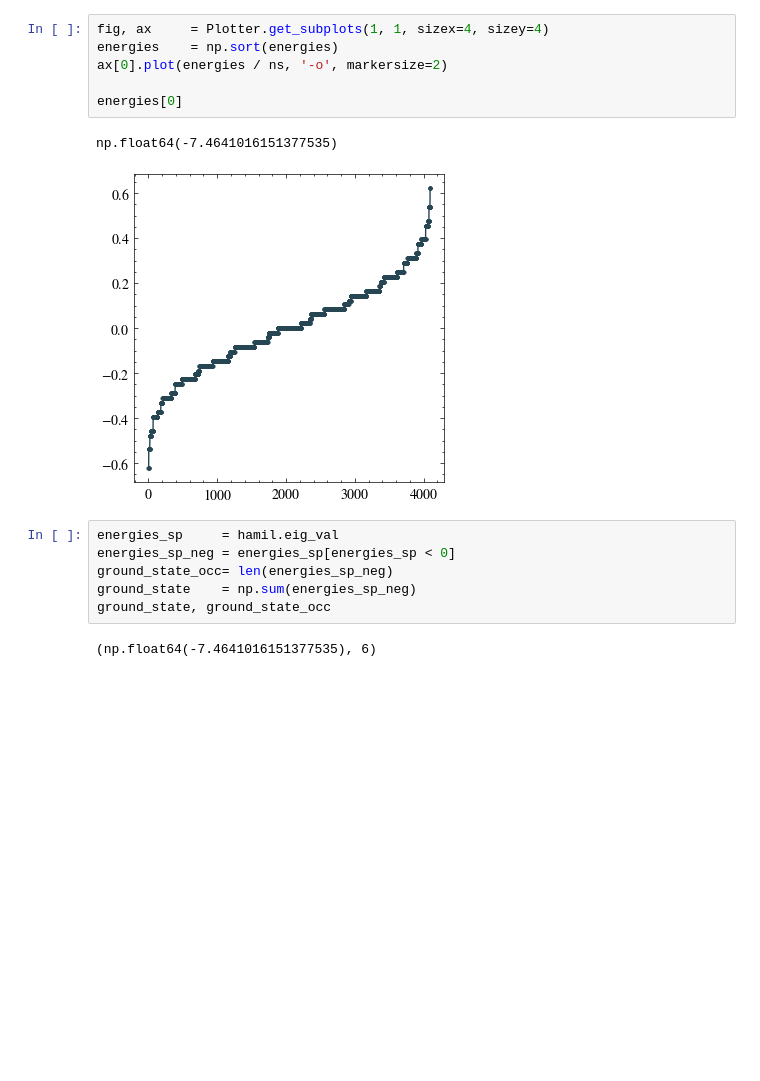
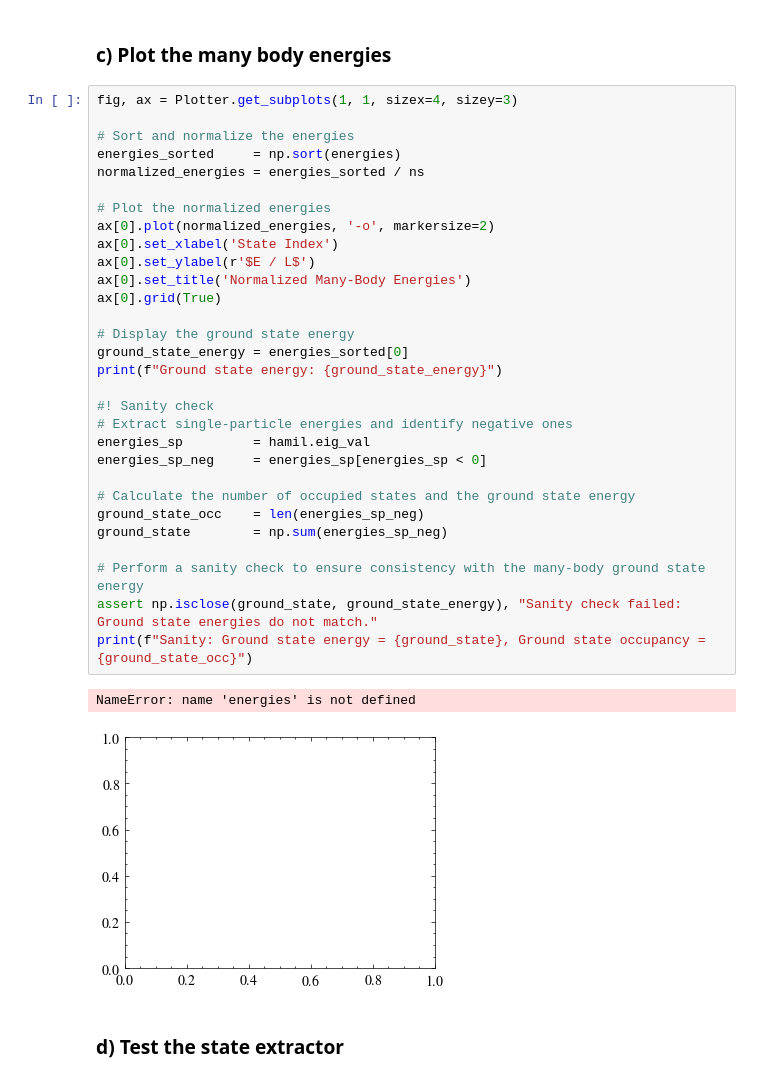
Before and after one commit to makskliczkowski/QuantumEigenSolver, a Jupyter notebook: Python/projects/2025_degenerate_entanglement/free_fermions.ipynb, the cells around one changed output. Drawn from its saved outputs; the diff is of its cells as text; blank space fills up the shorter version.

```diff
--- a/Python/projects/2025_degenerate_entanglement/free_fermions.ipynb
+++ b/Python/projects/2025_degenerate_entanglement/free_fermions.ipynb
@@ -99,17 +102,37 @@ nh: 4096
+# %% [markdown]
+### c) Plot the many body energies
 # %%
-fig, ax     = Plotter.get_subplots(1, 1, sizex=4, sizey=4)
-energies    = np.sort(energies)
-ax[0].plot(energies / ns, '-o', markersize=2)
+fig, ax = Plotter.get_subplots(1, 1, sizex=4, sizey=3)
 
-energies[0]
+# Sort and normalize the energies
+energies_sorted     = np.sort(energies)
+normalized_energies = energies_sorted / ns
+
+# Plot the normalized energies
+ax[0].plot(normalized_energies, '-o', markersize=2)
+ax[0].set_xlabel('State Index')
+ax[0].set_ylabel(r'$E / L$')
+ax[0].set_title('Normalized Many-Body Energies')
+ax[0].grid(True)
+
+# Display the ground state energy
+ground_state_energy = energies_sorted[0]
+print(f"Ground state energy: {ground_state_energy}")
+
+#! Sanity check
+# Extract single-particle energies and identify negative ones
+energies_sp         = hamil.eig_val
+energies_sp_neg     = energies_sp[energies_sp < 0]
+
+# Calculate the number of occupied states and the ground state energy
+ground_state_occ    = len(energies_sp_neg)
+ground_state        = np.sum(energies_sp_neg)
+
+# Perform a sanity check to ensure consistency with the many-body ground state energy
+assert np.isclose(ground_state, ground_state_energy), "Sanity check failed: Ground state energies do not match."
+print(f"Sanity: Ground state energy = {ground_state}, Ground state occupancy = {ground_state_occ}")
 # %% [output]
-np.float64(-7.4641016151377535)
+NameError: name 'energies' is not defined
-[figure, old version]
+[figure, new version]
-# %%
-energies_sp     = hamil.eig_val
-energies_sp_neg = energies_sp[energies_sp < 0]
-ground_state_occ= len(energies_sp_neg)
-ground_state    = np.sum(energies_sp_neg)
-ground_state, ground_state_occ
-# %% [output]
-(np.float64(-7.4641016151377535), 6)
+# %% [markdown]
+### d) Test the state extractor
```
Also changed, not shown: parts of 10 cells of this notebook, 5 other files.
